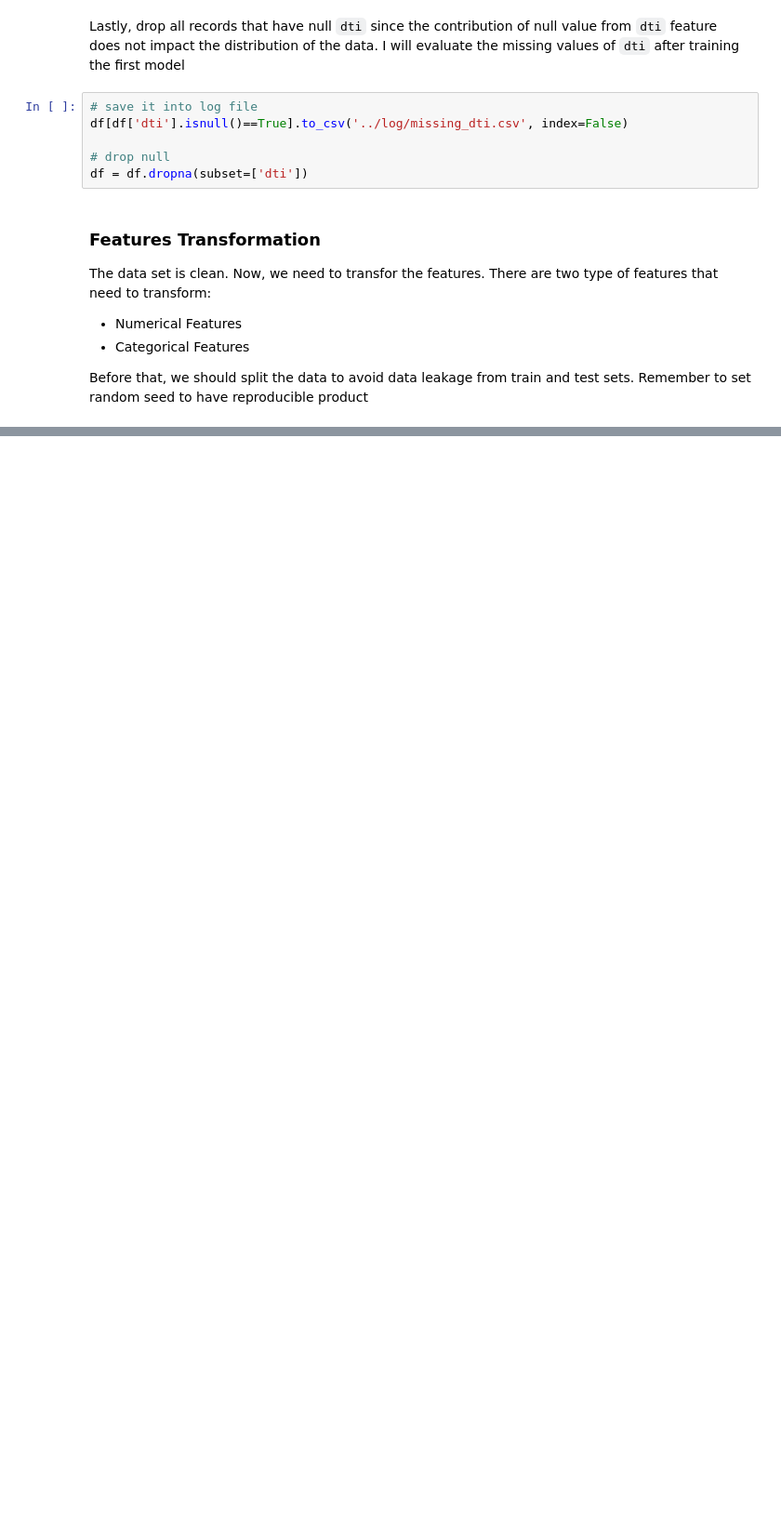
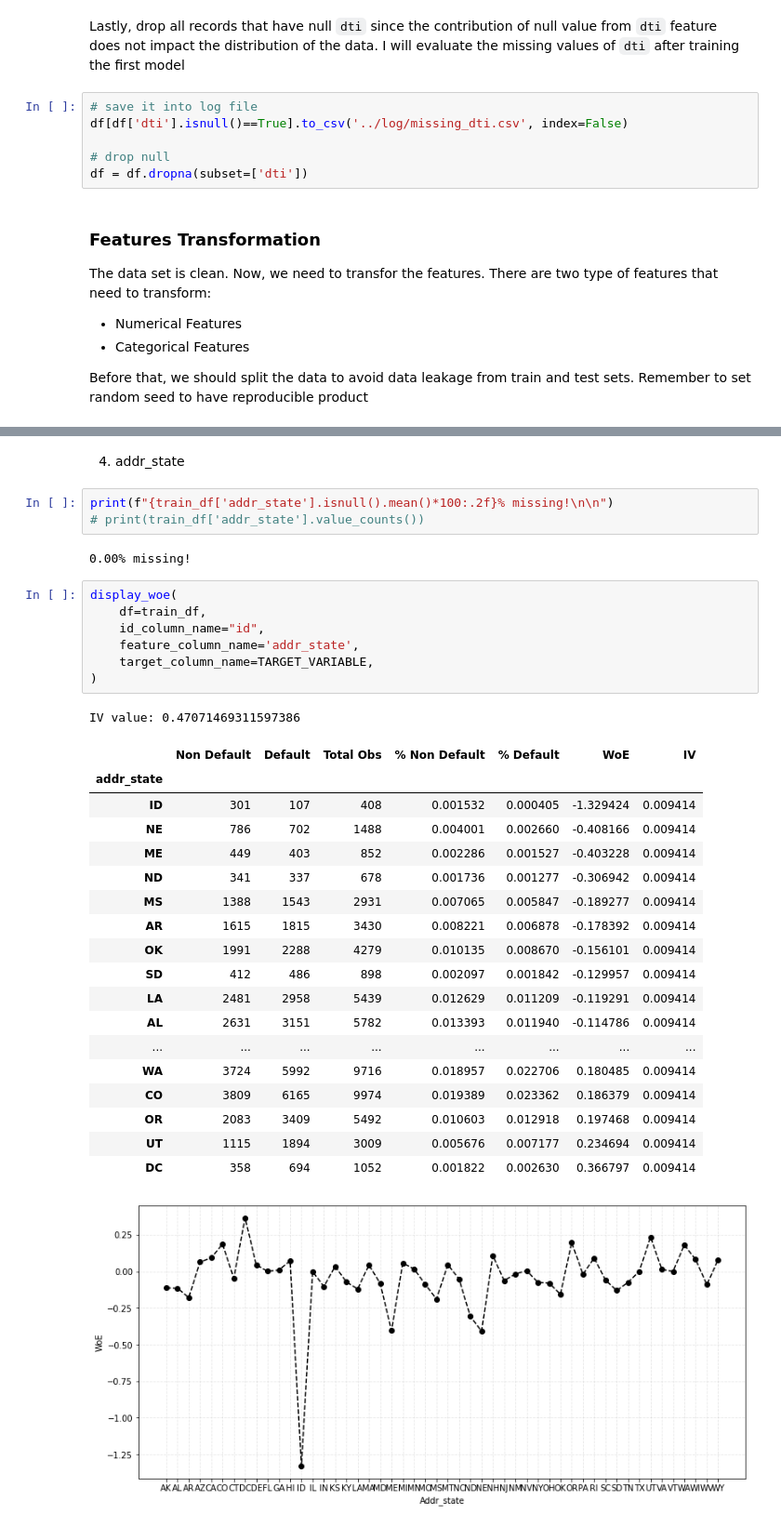
Before and after one commit to minhN2000/Risk_Management, a Jupyter notebook: credit risk/notebooks/general_PD_training.ipynb, the cells around one changed output, grey strips where cells are left out. Shown at 93% size. Cells and saved outputs as stored; diff of their text form; blank space fills up the shorter version.

```diff
--- a/credit risk/notebooks/general_PD_training.ipynb
+++ b/credit risk/notebooks/general_PD_training.ipynb
@@ -253,0 +378,35 @@ df
+# %% [markdown]
+4. addr_state
+# %%
+print(f"{train_df['addr_state'].isnull().mean()*100:.2f}% missing!\n\n")
+# print(train_df['addr_state'].value_counts())
+# %% [output]
+0.00% missing!
+# %%
+display_woe(
+    df=train_df,
+    id_column_name="id",
+    feature_column_name='addr_state',
+    target_column_name=TARGET_VARIABLE,
+)
+# %% [output]
+IV value: 0.47071469311597386
+|  | Non Default | Default | Total Obs | % Non Default | % Default | WoE | IV |
+| addr_state |  |  |  |  |  |  |  |
+| ID | 301 | 107 | 408 | 0.001532 | 0.000405 | -1.329424 | 0.009414 |
+| NE | 786 | 702 | 1488 | 0.004001 | 0.002660 | -0.408166 | 0.009414 |
+| ME | 449 | 403 | 852 | 0.002286 | 0.001527 | -0.403228 | 0.009414 |
+| ND | 341 | 337 | 678 | 0.001736 | 0.001277 | -0.306942 | 0.009414 |
+| MS | 1388 | 1543 | 2931 | 0.007065 | 0.005847 | -0.189277 | 0.009414 |
+| AR | 1615 | 1815 | 3430 | 0.008221 | 0.006878 | -0.178392 | 0.009414 |
+| OK | 1991 | 2288 | 4279 | 0.010135 | 0.008670 | -0.156101 | 0.009414 |
+| SD | 412 | 486 | 898 | 0.002097 | 0.001842 | -0.129957 | 0.009414 |
+| LA | 2481 | 2958 | 5439 | 0.012629 | 0.011209 | -0.119291 | 0.009414 |
+| AL | 2631 | 3151 | 5782 | 0.013393 | 0.011940 | -0.114786 | 0.009414 |
+| ... | ... | ... | ... | ... | ... | ... | ... |
+| WA | 3724 | 5992 | 9716 | 0.018957 | 0.022706 | 0.180485 | 0.009414 |
+| CO | 3809 | 6165 | 9974 | 0.019389 | 0.023362 | 0.186379 | 0.009414 |
+| OR | 2083 | 3409 | 5492 | 0.010603 | 0.012918 | 0.197468 | 0.009414 |
+| UT | 1115 | 1894 | 3009 | 0.005676 | 0.007177 | 0.234694 | 0.009414 |
+| DC | 358 | 694 | 1052 | 0.001822 | 0.002630 | 0.366797 | 0.009414 |
+[figure, added]
```
Also changed, not shown: parts of 69 cells of this notebook.
